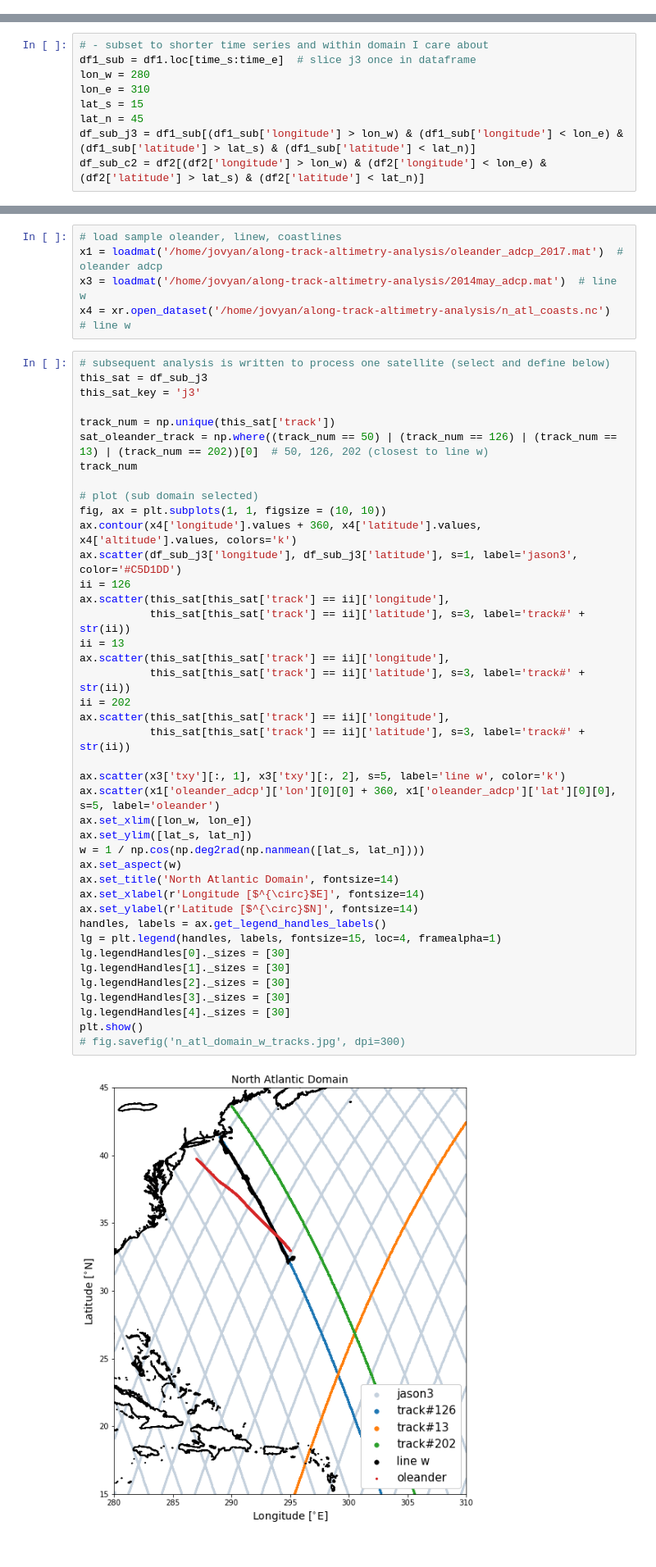
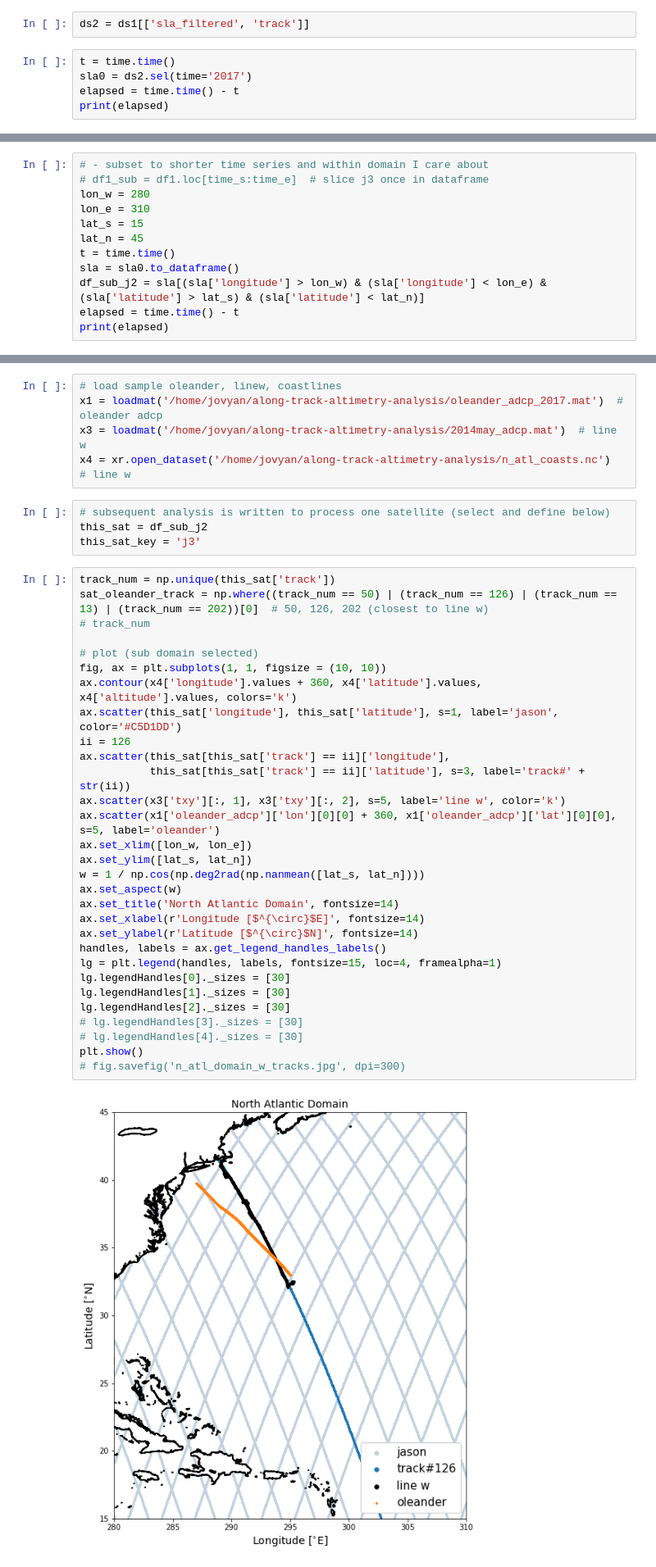
Before and after one commit to ocean-eddy-cpt/WP1T2-2D-EKE-Analysis, a Jupyter notebook: n_atl_along_track_sla.ipynb, the cells around one changed output, grey strips where cells are left out. Shown at 82% size. Cells and saved outputs as stored; diff of their text form.

```diff
--- a/n_atl_along_track_sla.ipynb
+++ b/n_atl_along_track_sla.ipynb
@@ -37,0 +43,7 @@ ds2 = cat['c2'].to_dask()
+# %%
+ds2 = ds1[['sla_filtered', 'track']]
+# %%
+t = time.time()
+sla0 = ds2.sel(time='2017')
+elapsed = time.time() - t
+print(elapsed)
@@ -49,9 +62,12 @@ df2 = ds_ll2.to_dataframe()
 # %%
 # - subset to shorter time series and within domain I care about
-df1_sub = df1.loc[time_s:time_e]  # slice j3 once in dataframe
+# df1_sub = df1.loc[time_s:time_e]  # slice j3 once in dataframe
 lon_w = 280
 lon_e = 310
 lat_s = 15
 lat_n = 45
-df_sub_j3 = df1_sub[(df1_sub['longitude'] > lon_w) & (df1_sub['longitude'] < lon_e) & (df1_sub['latitude'] > lat_s) & (df1_sub['latitude'] < lat_n)]
-df_sub_c2 = df2[(df2['longitude'] > lon_w) & (df2['longitude'] < lon_e) & (df2['latitude'] > lat_s) & (df2['latitude'] < lat_n)]
+t = time.time()
+sla = sla0.to_dataframe()
+df_sub_j2 = sla[(sla['longitude'] > lon_w) & (sla['longitude'] < lon_e) & (sla['latitude'] > lat_s) & (sla['latitude'] < lat_n)]
+elapsed = time.time() - t
+print(elapsed)
@@ -60,46 +78,39 @@ df_sub_c2 = df2[(df2['longitude'] > lon_w) & (df2['longitude'] < lon_e) & (df2['
 x1 = loadmat('/home/jovyan/along-track-altimetry-analysis/oleander_adcp_2017.mat')  # oleander adcp
 x3 = loadmat('/home/jovyan/along-track-altimetry-analysis/2014may_adcp.mat')  # line w
 x4 = xr.open_dataset('/home/jovyan/along-track-altimetry-analysis/n_atl_coasts.nc')  # line w
+# %%
+# subsequent analysis is written to process one satellite (select and define below)
+this_sat = df_sub_j2
+this_sat_key = 'j3'
 # %%
-# subsequent analysis is written to process one satellite (select and define below)
-this_sat = df_sub_j3
-this_sat_key = 'j3'
-
 track_num = np.unique(this_sat['track'])
 sat_oleander_track = np.where((track_num == 50) | (track_num == 126) | (track_num == 13) | (track_num == 202))[0]  # 50, 126, 202 (closest to line w)
-track_num
+# track_num
 
 # plot (sub domain selected)
 fig, ax = plt.subplots(1, 1, figsize = (10, 10))
 ax.contour(x4['longitude'].values + 360, x4['latitude'].values, x4['altitude'].values, colors='k')
-ax.scatter(df_sub_j3['longitude'], df_sub_j3['latitude'], s=1, label='jason3', color='#C5D1DD')
+ax.scatter(this_sat['longitude'], this_sat['latitude'], s=1, label='jason', color='#C5D1DD')
 ii = 126
 ax.scatter(this_sat[this_sat['track'] == ii]['longitude'],
            this_sat[this_sat['track'] == ii]['latitude'], s=3, label='track#' + str(ii))
-ii = 13
-ax.scatter(this_sat[this_sat['track'] == ii]['longitude'],
-           this_sat[this_sat['track'] == ii]['latitude'], s=3, label='track#' + str(ii))
-ii = 202
-ax.scatter(this_sat[this_sat['track'] == ii]['longitude'],
-           this_sat[this_sat['track'] == ii]['latitude'], s=3, label='track#' + str(ii))
-
 ax.scatter(x3['txy'][:, 1], x3['txy'][:, 2], s=5, label='line w', color='k')
 ax.scatter(x1['oleander_adcp']['lon'][0][0] + 360, x1['oleander_adcp']['lat'][0][0], s=5, label='oleander')
 ax.set_xlim([lon_w, lon_e])
 ax.set_ylim([lat_s, lat_n])
 w = 1 / np.cos(np.deg2rad(np.nanmean([lat_s, lat_n])))
 ax.set_aspect(w)
 ax.set_title('North Atlantic Domain', fontsize=14)
 ax.set_xlabel(r'Longitude [$^{\circ}$E]', fontsize=14)
 ax.set_ylabel(r'Latitude [$^{\circ}$N]', fontsize=14)
 handles, labels = ax.get_legend_handles_labels()
 lg = plt.legend(handles, labels, fontsize=15, loc=4, framealpha=1)
 lg.legendHandles[0]._sizes = [30]
 lg.legendHandles[1]._sizes = [30]
 lg.legendHandles[2]._sizes = [30]
-lg.legendHandles[3]._sizes = [30]
-lg.legendHandles[4]._sizes = [30]
+# lg.legendHandles[3]._sizes = [30]
+# lg.legendHandles[4]._sizes = [30]
 plt.show()
 # fig.savefig('n_atl_domain_w_tracks.jpg', dpi=300)
 # %% [output]
-[figure, old version]
+[figure, new version]
```
Also changed, not shown: parts of 26 cells of this notebook.
